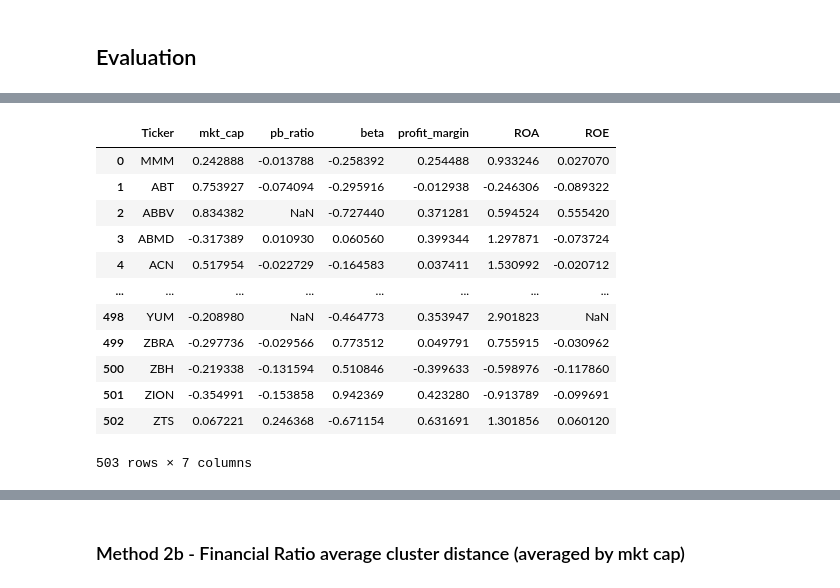
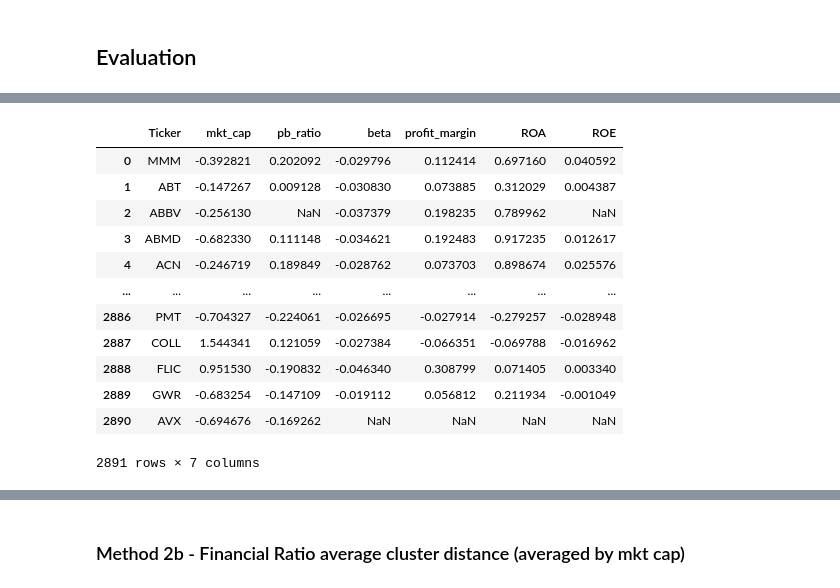
Before and after one commit to Sivalavida/Text-based-Industry-Classification, a Jupyter notebook: LSI Word Embedding.ipynb, the cells around one changed output, grey strips where cells are left out. Drawn from its saved outputs; the diff is of its cells as text; code cells hidden in the pictures.

```diff
--- a/LSI Word Embedding.ipynb
+++ b/LSI Word Embedding.ipynb
@@ -492,0 +564,2 @@ avg_R2_df.filter(regex='gmm', axis=0).plot(figsize=(13,5))
+# %%
+ticker_ratios_df = pd.read_csv('data_in/russell_ratios.csv')
@@ -492,0 +598,11 @@ avg_R2_df.filter(regex='gmm', axis=0).plot(figsize=(13,5))
+# %%
+ticker_ratios_df.columns = ['Ticker', 'mkt_cap', 'pb_ratio', 'beta', 'profit_margin', 'ROA', 'ROE']
+
+ticker_ratios_df.mkt_cap = ticker_ratios_df.mkt_cap.apply(mkt_cap_converter)
+ticker_ratios_df.pb_ratio = ticker_ratios_df.pb_ratio.apply(pb_ratio_converter)
+ticker_ratios_df.beta = ticker_ratios_df.beta.apply(remove_commas)
+ticker_ratios_df.profit_margin = ticker_ratios_df.profit_margin.apply(percentage_to_float)
+ticker_ratios_df.ROA = ticker_ratios_df.ROA.apply(percentage_to_float)
+ticker_ratios_df.ROE = ticker_ratios_df.ROE.apply(percentage_to_float)
+
+ticker_ratios_df
@@ -511,23 +626,23 @@ stock_ratios_df
 # %%
 # Normalise values
-stock_ratios_normalised_df = stock_ratios_df.copy()
-for header in stock_ratios_df.columns[1:]:
-    col = stock_ratios_df[header]
-    stock_ratios_normalised_df[header] = (col - col.mean())/col.std()
-stock_ratios_normalised_df
+ticker_ratios_normalised_df = ticker_ratios_df.copy()
+for header in ticker_ratios_df.columns[1:]:
+    col = ticker_ratios_df[header]
+    ticker_ratios_normalised_df[header] = (col - col.mean())/col.std()
+ticker_ratios_normalised_df
 # %% [output]
 |  | Ticker | mkt_cap | pb_ratio | beta | profit_margin | ROA | ROE |
-| 0 | MMM | 0.242888 | -0.013788 | -0.258392 | 0.254488 | 0.933246 | 0.027070 |
-| 1 | ABT | 0.753927 | -0.074094 | -0.295916 | -0.012938 | -0.246306 | -0.089322 |
-| 2 | ABBV | 0.834382 | NaN | -0.727440 | 0.371281 | 0.594524 | 0.555420 |
-| 3 | ABMD | -0.317389 | 0.010930 | 0.060560 | 0.399344 | 1.297871 | -0.073724 |
-| 4 | ACN | 0.517954 | -0.022729 | -0.164583 | 0.037411 | 1.530992 | -0.020712 |
+| 0 | MMM | -0.392821 | 0.202092 | -0.029796 | 0.112414 | 0.697160 | 0.040592 |
+| 1 | ABT | -0.147267 | 0.009128 | -0.030830 | 0.073885 | 0.312029 | 0.004387 |
+| 2 | ABBV | -0.256130 | NaN | -0.037379 | 0.198235 | 0.789962 | NaN |
+| 3 | ABMD | -0.682330 | 0.111148 | -0.034621 | 0.192483 | 0.917235 | 0.012617 |
+| 4 | ACN | -0.246719 | 0.189849 | -0.028762 | 0.073703 | 0.898674 | 0.025576 |
 | ... | ... | ... | ... | ... | ... | ... | ... |
-| 498 | YUM | -0.208980 | NaN | -0.464773 | 0.353947 | 2.901823 | NaN |
-| 499 | ZBRA | -0.297736 | -0.029566 | 0.773512 | 0.049791 | 0.755915 | -0.030962 |
-| 500 | ZBH | -0.219338 | -0.131594 | 0.510846 | -0.399633 | -0.598976 | -0.117860 |
-| 501 | ZION | -0.354991 | -0.153858 | 0.942369 | 0.423280 | -0.913789 | -0.099691 |
-| 502 | ZTS | 0.067221 | 0.246368 | -0.671154 | 0.631691 | 1.301856 | 0.060120 |
+| 2886 | PMT | -0.704327 | -0.224061 | -0.026695 | -0.027914 | -0.279257 | -0.028948 |
+| 2887 | COLL | 1.544341 | 0.121059 | -0.027384 | -0.066351 | -0.069788 | -0.016962 |
+| 2888 | FLIC | 0.951530 | -0.190832 | -0.046340 | 0.308799 | 0.071405 | 0.003340 |
+| 2889 | GWR | -0.683254 | -0.147109 | -0.019112 | 0.056812 | 0.211934 | -0.001049 |
+| 2890 | AVX | -0.694676 | -0.169262 | NaN | NaN | NaN | NaN |
-503 rows × 7 columns
+2891 rows × 7 columns
 # %%
 # Tickers to remove if no ratio data
```
Also changed, not shown: parts of 64 cells of this notebook, 8 other files.
